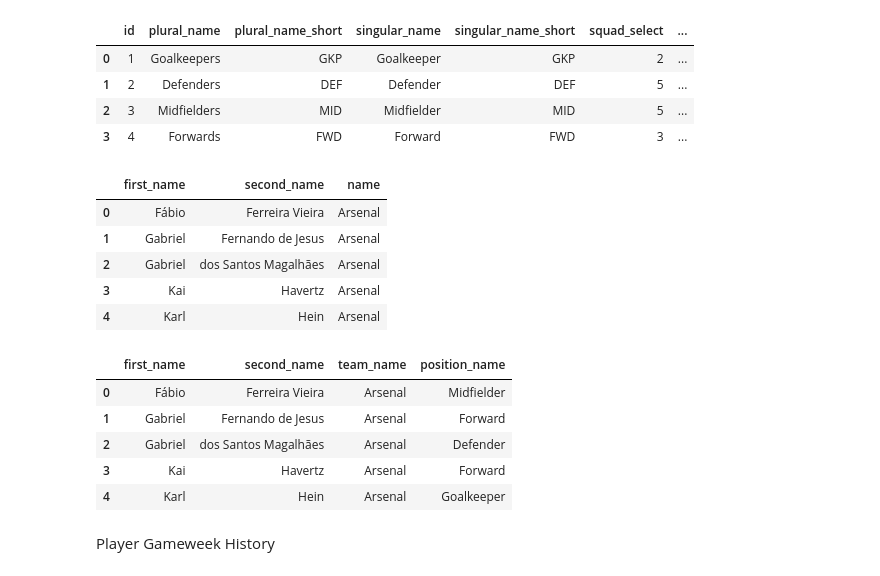
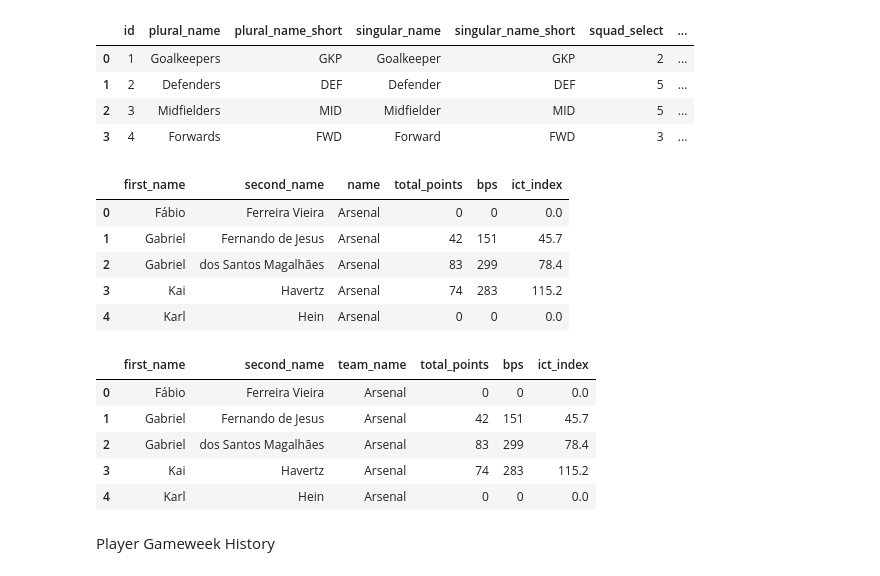
Before and after one commit to daniel-fitz/fantasy_football, a Jupyter notebook: data_download_from_fpl.ipynb, the cells around one changed output. Drawn from its saved outputs; the diff is of its cells as text; code cells hidden in the pictures.

```diff
--- a/data_download_from_fpl.ipynb
+++ b/data_download_from_fpl.ipynb
@@ -106,38 +106,38 @@ df = pd.merge(
 )
 
 # show joined result
-df[['first_name', 'second_name', 'name']].head()
+df[['first_name', 'second_name', 'name', 'total_points','bps', 'ict_index']].head()
 # %% [output]
-|  | first_name | second_name | name |
-| 0 | Fábio | Ferreira Vieira | Arsenal |
-| 1 | Gabriel | Fernando de Jesus | Arsenal |
-| 2 | Gabriel | dos Santos Magalhães | Arsenal |
-| 3 | Kai | Havertz | Arsenal |
-| 4 | Karl | Hein | Arsenal |
+|  | first_name | second_name | name | total_points | bps | ict_index |
+| 0 | Fábio | Ferreira Vieira | Arsenal | 0 | 0 | 0.0 |
+| 1 | Gabriel | Fernando de Jesus | Arsenal | 42 | 151 | 45.7 |
+| 2 | Gabriel | dos Santos Magalhães | Arsenal | 83 | 299 | 78.4 |
+| 3 | Kai | Havertz | Arsenal | 74 | 283 | 115.2 |
+| 4 | Karl | Hein | Arsenal | 0 | 0 | 0.0 |
 # %%
 # join player positions
 df = df.merge(
     positions,
     left_on='element_type',
     right_on='id'
 )
 
 # rename columns
 df = df.rename(
     columns={'name':'team_name', 'singular_name':'position_name'}
 )
 
 # show result
 df[
-    ['first_name', 'second_name', 'team_name', 'position_name']
+   ['first_name', 'second_name', 'team_name', 'total_points','bps', 'ict_index']
 ].head()
 # %% [output]
-|  | first_name | second_name | team_name | position_name |
-| 0 | Fábio | Ferreira Vieira | Arsenal | Midfielder |
-| 1 | Gabriel | Fernando de Jesus | Arsenal | Forward |
-| 2 | Gabriel | dos Santos Magalhães | Arsenal | Defender |
-| 3 | Kai | Havertz | Arsenal | Forward |
-| 4 | Karl | Hein | Arsenal | Goalkeeper |
+|  | first_name | second_name | team_name | total_points | bps | ict_index |
+| 0 | Fábio | Ferreira Vieira | Arsenal | 0 | 0 | 0.0 |
+| 1 | Gabriel | Fernando de Jesus | Arsenal | 42 | 151 | 45.7 |
+| 2 | Gabriel | dos Santos Magalhães | Arsenal | 83 | 299 | 78.4 |
+| 3 | Kai | Havertz | Arsenal | 74 | 283 | 115.2 |
+| 4 | Karl | Hein | Arsenal | 0 | 0 | 0.0 |
 # %% [markdown]
 Player Gameweek History
 # %%
```
Also changed, not shown: parts of 9 cells of this notebook, 1 other file.
